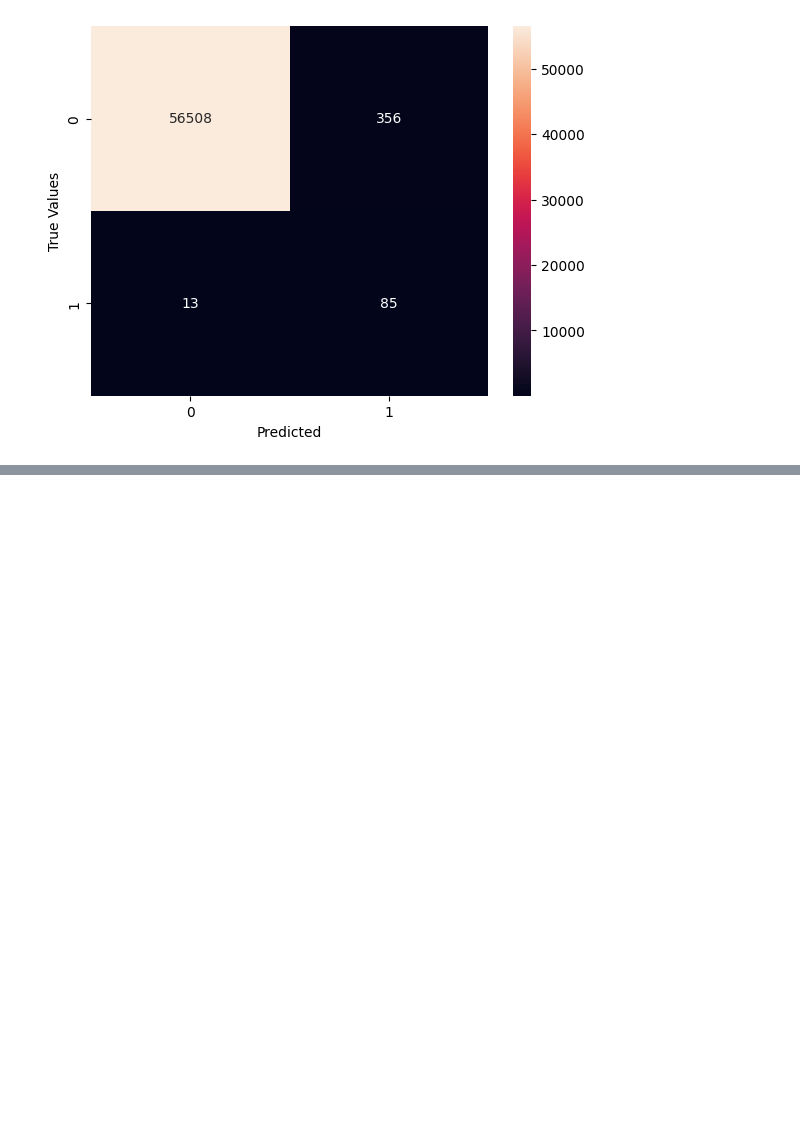
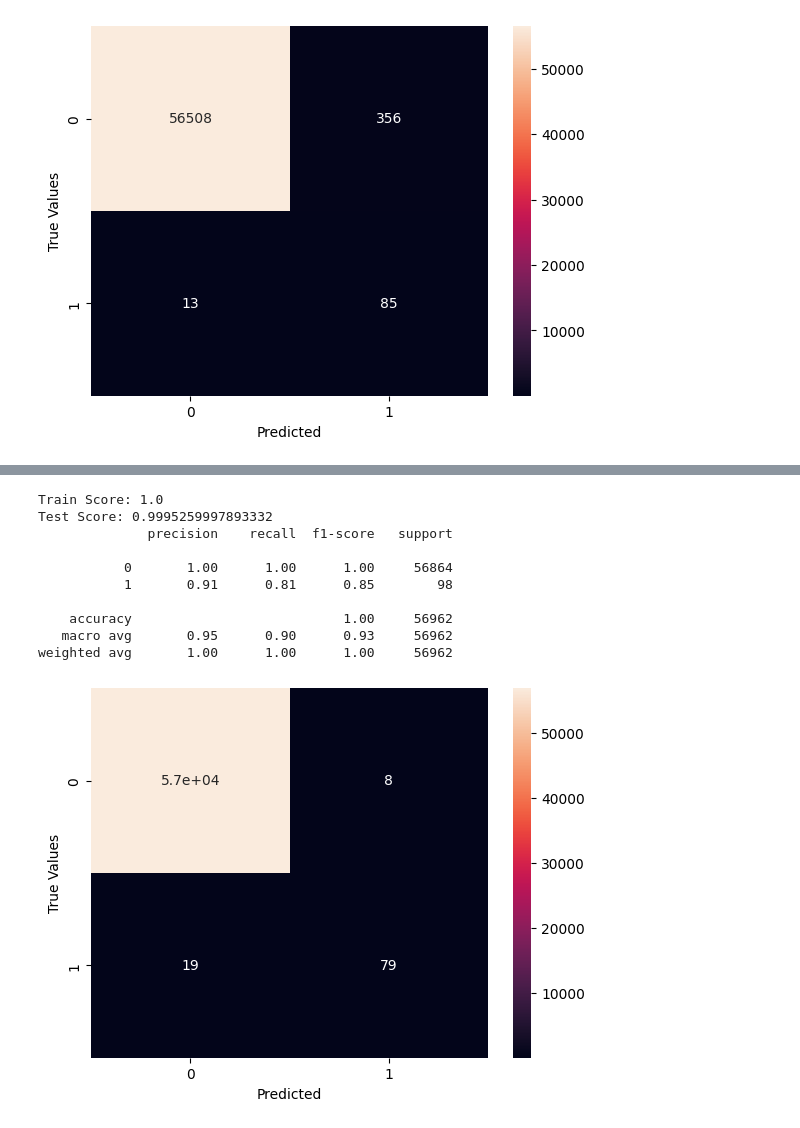
Before and after one commit to IrfanCamparaGithub/AppliedMachineLearningFraudProject, a Jupyter notebook: creditcardfrauddetection.ipynb, the cells around one changed output, grey strips where cells are left out. Saved outputs shown, nothing was run; the diff lists cells and outputs as text; code cells hidden in the pictures; blank space fills up the shorter version.

```diff
--- a/creditcardfrauddetection.ipynb
+++ b/creditcardfrauddetection.ipynb
@@ -523,0 +532,28 @@ NameError: name 'X_train_adasyn' is not defined
+# %%
+from sklearn.ensemble import RandomForestClassifier
+rf = RandomForestClassifier(random_state = 0, n_estimators= 100, max_depth = None, min_samples_split=3)
+rf.fit(X_train_adasyn, t_train_adasyn)
+train_score = rf.score(X_train_adasyn, t_train_adasyn)
+
+test_score = rf.score(X_test, t_test)
+print("Train Score: "+ str(train_score))
+print("Test Score: " + str(test_score))
+y_pred = rf.predict(X_test)
+print(classification_report(t_test, y_pred))
+cm = confusion_matrix(t_test, y_pred)
+sns.heatmap(cm, annot=True)
+plt.xlabel('Predicted')
+plt.ylabel('True Values')
+plt.show()
+# %% [output]
+Train Score: 1.0
+Test Score: 0.9995259997893332
+              precision    recall  f1-score   support
+
+           0       1.00      1.00      1.00     56864
+           1       0.91      0.81      0.85        98
+
+    accuracy                           1.00     56962
+   macro avg       0.95      0.90      0.93     56962
+weighted avg       1.00      1.00      1.00     56962
+[figure, added]
```
Also changed, not shown: parts of 18 cells of this notebook.
